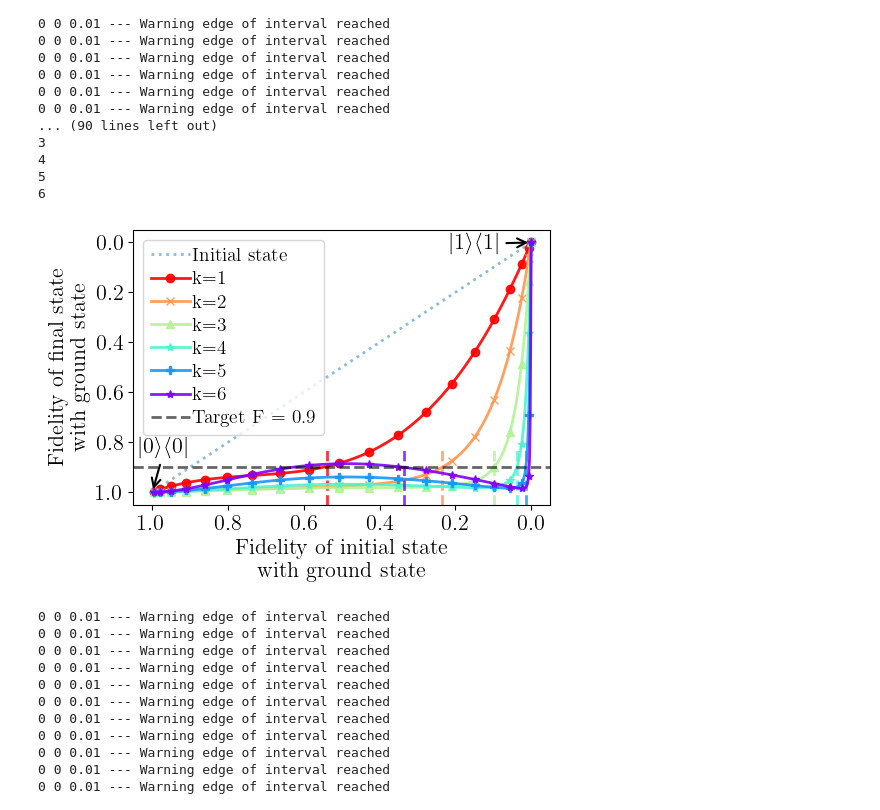
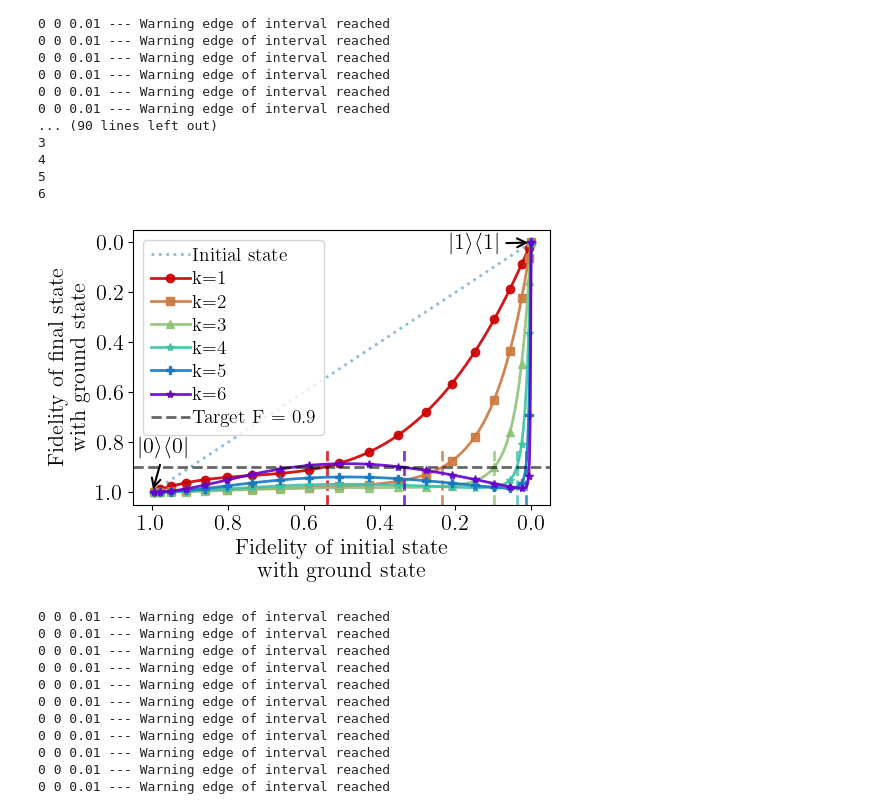
Before and after one commit to khanhuyengiang/dbac, a Jupyter notebook: jupyter_notebooks/qite_dme_notebook_many_M.ipynb, the cells around one changed output. Cells and saved outputs as stored; diff of their text form; code cells hidden in the pictures.

Commit message:
plot: darken color

```diff
--- a/jupyter_notebooks/qite_dme_notebook_many_M.ipynb
+++ b/jupyter_notebooks/qite_dme_notebook_many_M.ipynb
@@ -41,15 +49,2 @@ from scipy.optimize import minimize
-# %%
-def max_excitation(thetas, fidelity, target_fidelity, initial_tolerance=1e-5, max_tolerance=0.2, step=1e-3):
-    """
-    Find the x value corresponding to y = target_fidelity within an adjustable tolerance.
-    If not found, increase tolerance gradually up to max_tolerance.
-    """
-    tolerance = initial_tolerance
-    while tolerance <= max_tolerance:
-        for xi, yi in zip(thetas, fidelity):
-            if abs(yi - target_fidelity) <= tolerance:
-                return xi
-        tolerance += step
-    return None  # or raise an error if no match is acceptable
 # %%
 optimal_s = []
@@ -129,49 +113,45 @@ def fidelity_with_0(state):
 
 fidelities_original = [fidelity_with_0(x) for x in psis]
 
-from matplotlib import cm
-color = cm.rainbow(np.linspace(1, 0, 6))
-
 max_ext_list = []
 fig, ax =  plt.subplots(figsize=(5.5,4))
 fidelity = [(1-E)/2 for E in res_init]
 ax.plot(fidelities_original,fidelity,label=r"Initial state", alpha=0.5,linestyle=':')
 
 i=0
-markers = ['o','x','^','*','P','*','h']
 for key,value in dict_fid_RGCI.items():
     max_ext = max_excitation(fidelities_original,np.real(value),target_fidelity)
     if max_ext is not None:
         ax.axvline(x=max_ext,ymax=0.2, color=color[i], alpha=0.8,linestyle='--')
         max_ext_list.append(max_ext)
 
     ax.plot(fidelities_original,value,label=key,color=color[i],marker=markers[i],markevery=5,markersize=6,alpha=0.9)
     i+=1
 
 plt.gca().invert_xaxis()
 plt.gca().invert_yaxis()
 
 plt.ylabel('Fidelity of final state\nwith ground state')
 plt.xlabel('Fidelity of initial state\nwith ground state')
 ax.axhline(y=target_fidelity, color='k', alpha=0.6,label=r'Target F = 'f'{target_fidelity}',linestyle='--')
 ax.legend()
 
 ax.annotate(r'$|1\rangle\langle 1|$',
             xy=(fidelities_original[0], fidelity[0]),
             xytext=(fidelities_original[0]+0.08, fidelity[0]+0.05),
             arrowprops=dict(arrowstyle='->', lw=1.5),
             ha='right', va='bottom')
 
 ax.annotate(r'$|0\rangle\langle 0|$',
             xy=(fidelities_original[-1], fidelity[-1]),  # Point to the data
             xytext=(fidelities_original[-1] - 0.1, fidelity[-1] - 0.22),  # Text location
             arrowprops=dict(arrowstyle='->', lw=1.5),
             ha='right', va='top')
 
 plt.tight_layout()
 plt.savefig(f'plots/QITE_DME_M_50_fidelity_final_vs_original.pdf')
 # %% [output]
-[figure, old version]
+[figure, new version]
 # %%
 psi0 = np.sqrt(1/2)*np.array([[1],[1j]])
 psi0 = np.array([[0],[1]])
```
Also changed, not shown: parts of 8 cells of this notebook, 7 other files.
